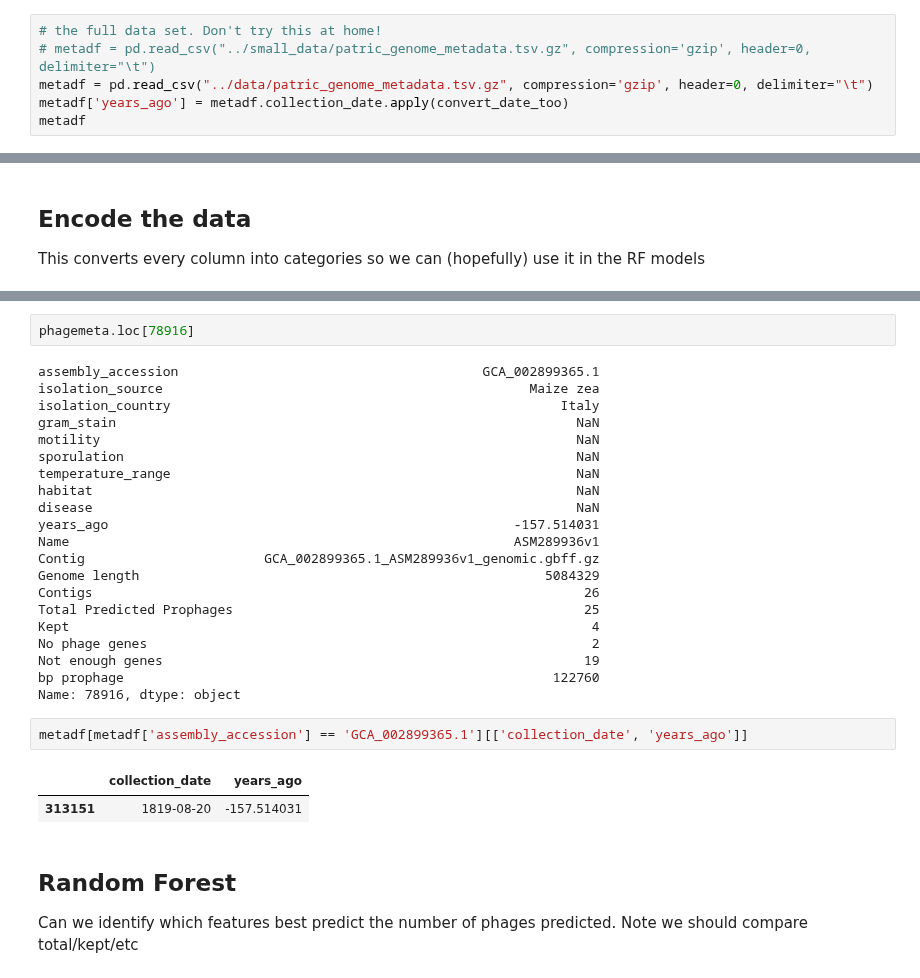
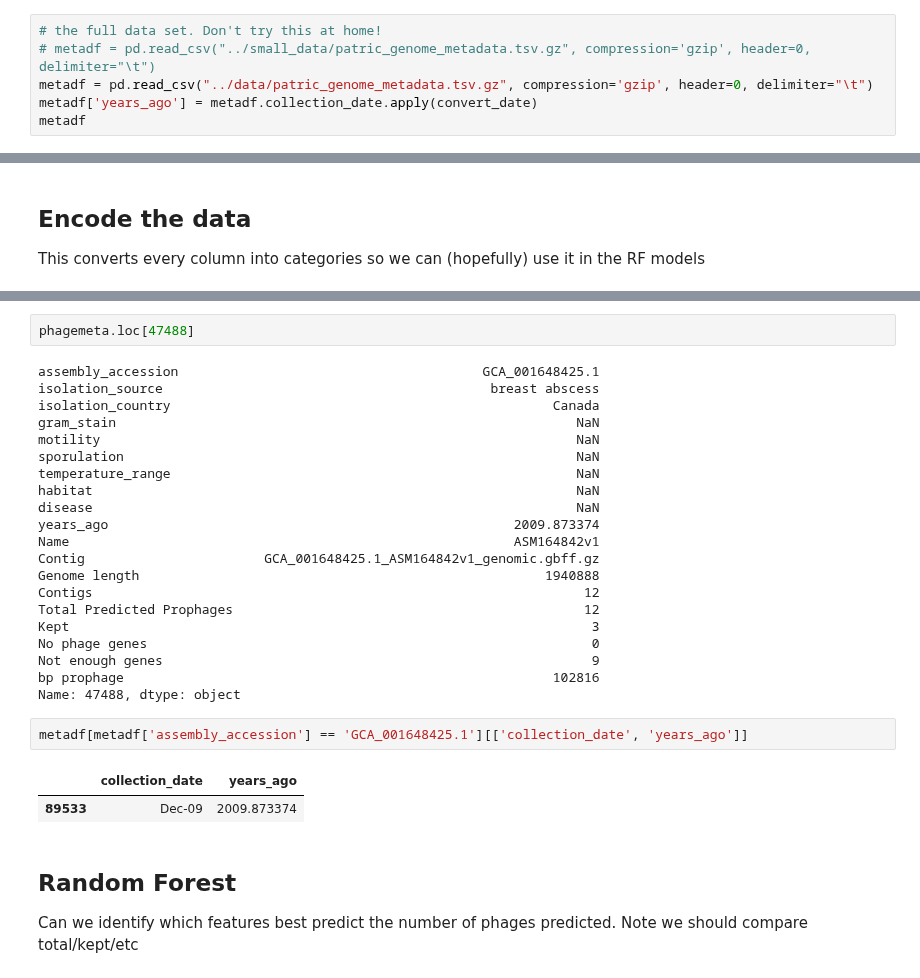
Before and after one commit to linsalrob/PhispyAnalysis, a Jupyter notebook: DataAnalysis/RAST sources.ipynb, the cells around one changed output, grey strips where cells are left out. Drawn from its saved outputs; the diff is of its cells as text.

```diff
--- a/DataAnalysis/RAST sources.ipynb
+++ b/DataAnalysis/RAST sources.ipynb
@@ -193,7 +218,7 @@ The metadata is from PATRIC. The phage data is from us.
 # the full data set. Don't try this at home!
 # metadf = pd.read_csv("../small_data/patric_genome_metadata.tsv.gz", compression='gzip', header=0, delimiter="\t")
 metadf = pd.read_csv("../data/patric_genome_metadata.tsv.gz", compression='gzip', header=0, delimiter="\t")
-metadf['years_ago'] = metadf.collection_date.apply(convert_date_too)
+metadf['years_ago'] = metadf.collection_date.apply(convert_date)
 metadf
 # %% [output]
 can't parse |1999 and 2000| from |1999 and 2000|
@@ -361,32 +395,32 @@ pmenc.sort_values('years_ago')
 403553 rows × 9 columns
 # %%
-phagemeta.loc[78916]
+phagemeta.loc[47488]
 # %% [output]
-assembly_accession                                       GCA_002899365.1
-isolation_source                                               Maize zea
-isolation_country                                                  Italy
+assembly_accession                                       GCA_001648425.1
+isolation_source                                          breast abscess
+isolation_country                                                 Canada
 gram_stain                                                           NaN
 motility                                                             NaN
 sporulation                                                          NaN
 temperature_range                                                    NaN
 habitat                                                              NaN
 disease                                                              NaN
-years_ago                                                    -157.514031
-Name                                                         ASM289936v1
-Contig                       GCA_002899365.1_ASM289936v1_genomic.gbff.gz
-Genome length                                                    5084329
-Contigs                                                               26
-Total Predicted Prophages                                             25
-Kept                                                                   4
-No phage genes                                                         2
-Not enough genes                                                      19
-bp prophage                                                       122760
-Name: 78916, dtype: object
+years_ago                                                    2009.873374
+Name                                                         ASM164842v1
+Contig                       GCA_001648425.1_ASM164842v1_genomic.gbff.gz
+Genome length                                                    1940888
+Contigs                                                               12
+Total Predicted Prophages                                             12
+Kept                                                                   3
+No phage genes                                                         0
+Not enough genes                                                       9
+bp prophage                                                       102816
+Name: 47488, dtype: object
 # %%
-metadf[metadf['assembly_accession'] == 'GCA_002899365.1'][['collection_date', 'years_ago']]
+metadf[metadf['assembly_accession'] == 'GCA_001648425.1'][['collection_date', 'years_ago']]
 # %% [output]
 |  | collection_date | years_ago |
-| 313151 | 1819-08-20 | -157.514031 |
+| 89533 | Dec-09 | 2009.873374 |
 # %% [markdown]
 ## Random Forest
 
```
Also changed, not shown: parts of 8 cells of this notebook, 3 other files.
